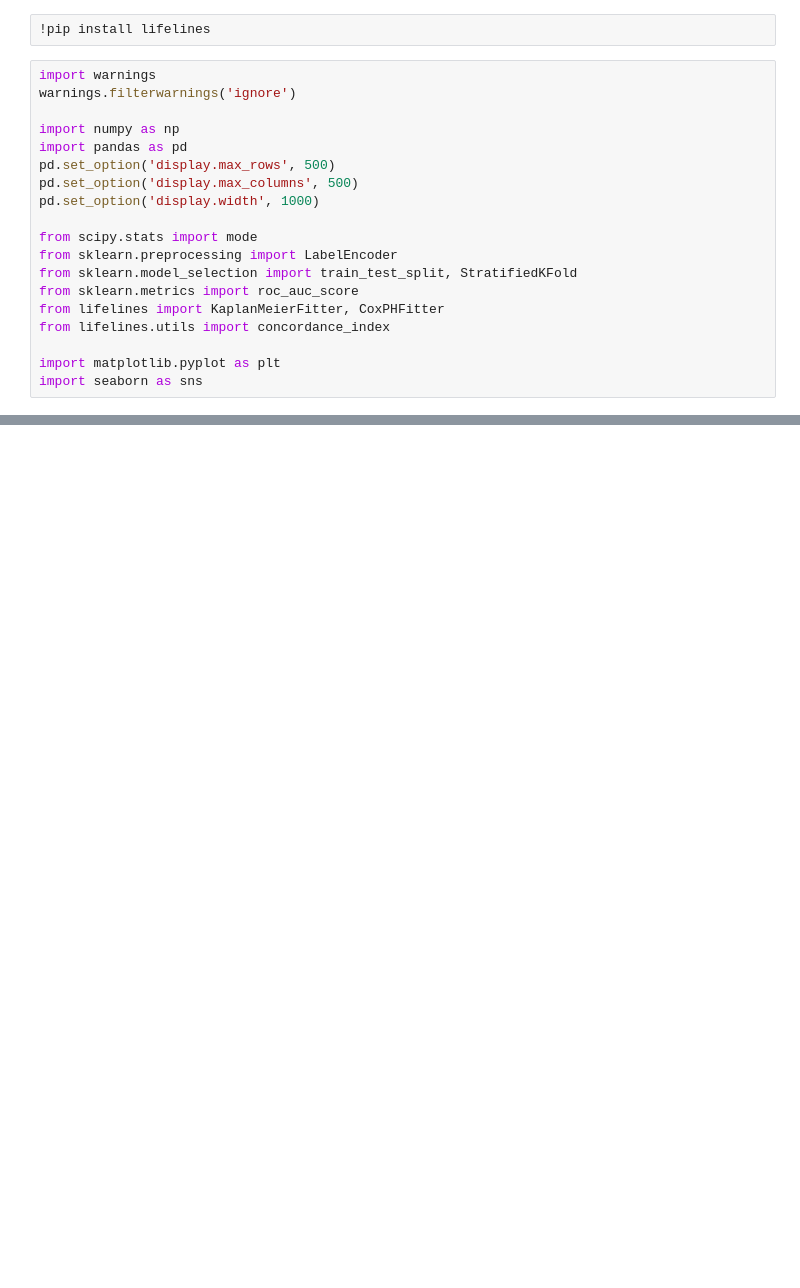
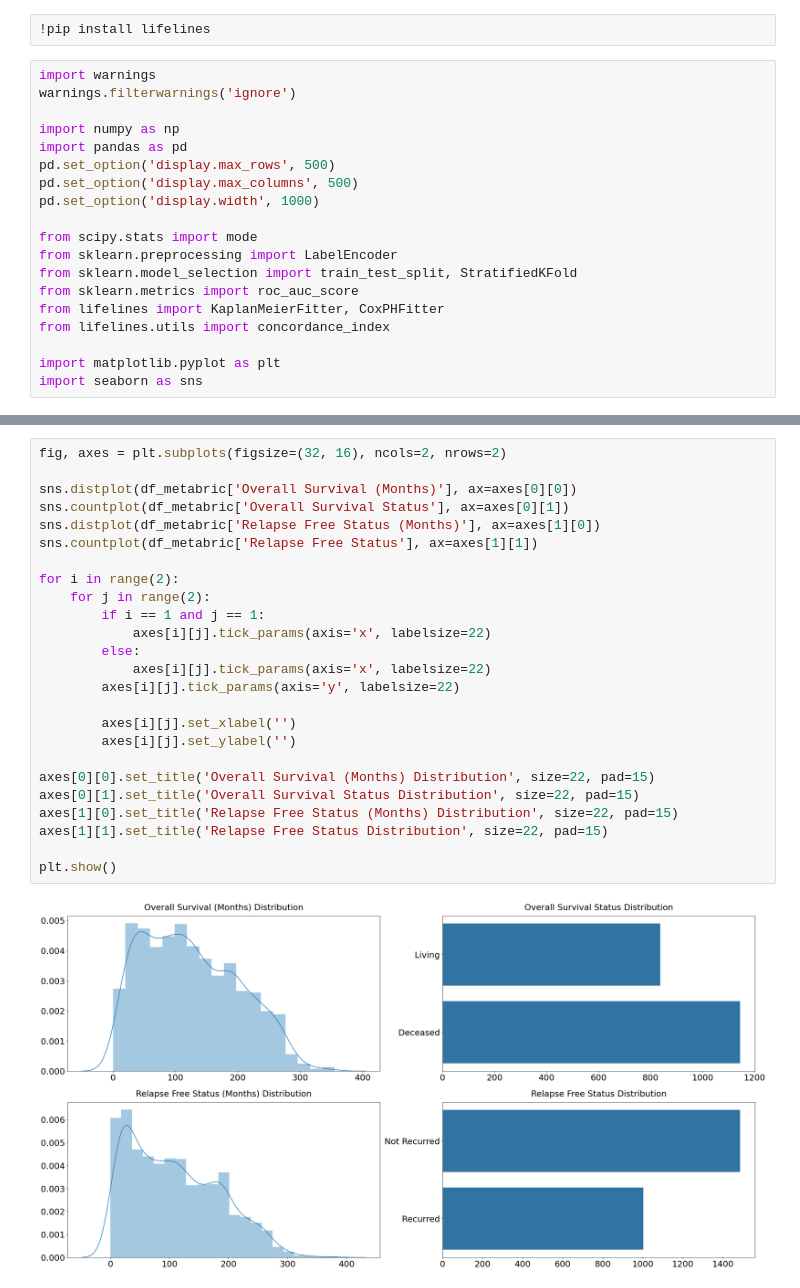
Before and after one commit to anudeshpande24/Capstone_Cancer_Prediction, a Jupyter notebook: survival_analysis.ipynb, the cells around one changed output, grey strips where cells are left out. Cells and saved outputs as stored; diff of their text form; blank space fills up the shorter version.

```diff
--- a/survival_analysis.ipynb
+++ b/survival_analysis.ipynb
@@ -28,0 +30,27 @@ FileNotFoundError: [Errno 2] No such file or directory: 'Breast Cancer METABRIC.
+# %%
+fig, axes = plt.subplots(figsize=(32, 16), ncols=2, nrows=2)
+
+sns.distplot(df_metabric['Overall Survival (Months)'], ax=axes[0][0])
+sns.countplot(df_metabric['Overall Survival Status'], ax=axes[0][1])
+sns.distplot(df_metabric['Relapse Free Status (Months)'], ax=axes[1][0])
+sns.countplot(df_metabric['Relapse Free Status'], ax=axes[1][1])
+
+for i in range(2):
+    for j in range(2):
+        if i == 1 and j == 1:
+            axes[i][j].tick_params(axis='x', labelsize=22)
+        else:
+            axes[i][j].tick_params(axis='x', labelsize=22)
+        axes[i][j].tick_params(axis='y', labelsize=22)
+
+        axes[i][j].set_xlabel('')
+        axes[i][j].set_ylabel('')
+
+axes[0][0].set_title('Overall Survival (Months) Distribution', size=22, pad=15)
+axes[0][1].set_title('Overall Survival Status Distribution', size=22, pad=15)
+axes[1][0].set_title('Relapse Free Status (Months) Distribution', size=22, pad=15)
+axes[1][1].set_title('Relapse Free Status Distribution', size=22, pad=15)
+
+plt.show()
+# %% [output]
+[figure, added]
```
Also changed, not shown: parts of 13 cells of this notebook.
